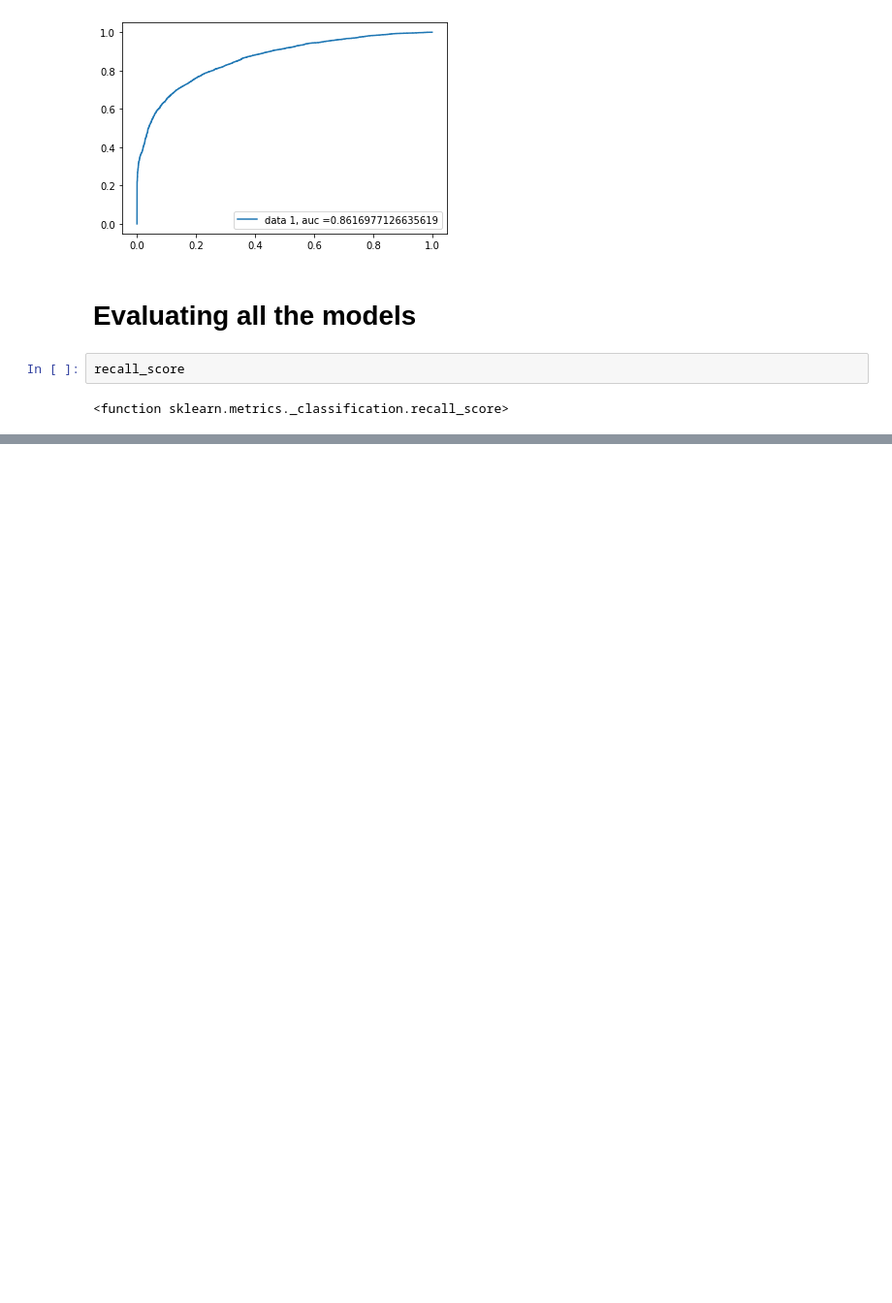
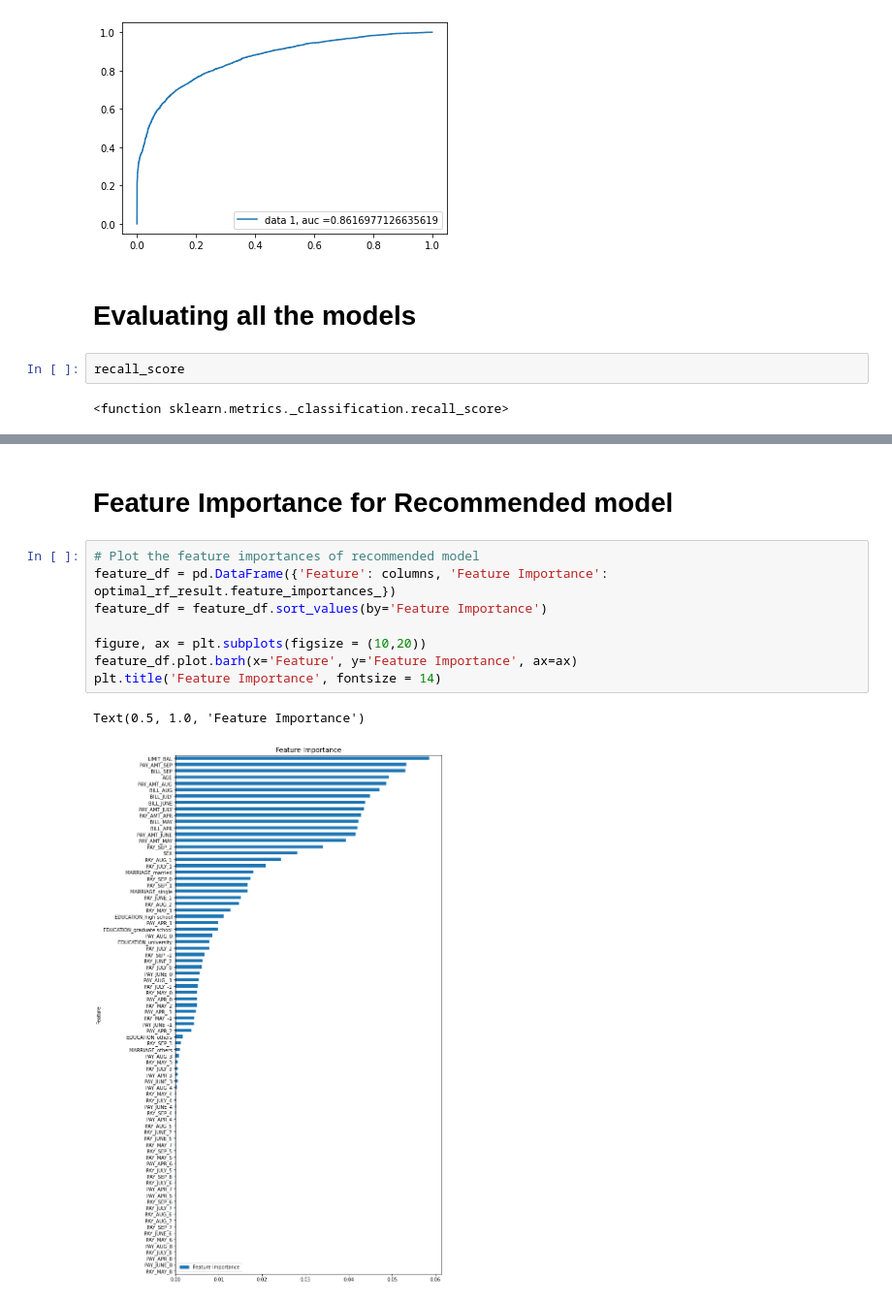
Before and after one commit to mmishra1092/Credit-Card-Default-Prediction, a Jupyter notebook: MAYANK_MISHRA_Credit_Card_Default_Prediction_Capstone_Project.ipynb, the cells around one changed output, grey strips where cells are left out. Shown at 97% size. Saved outputs shown, nothing was run; the diff lists cells and outputs as text; blank space fills up the shorter version.

```diff
--- a/MAYANK_MISHRA_Credit_Card_Default_Prediction_Capstone_Project.ipynb
+++ b/MAYANK_MISHRA_Credit_Card_Default_Prediction_Capstone_Project.ipynb
@@ -1443,0 +1527,13 @@ pd.DataFrame({'Classifier':classifiers, 'Train Accuracy':overall_train_accuracy,
+# %% [markdown]
+# **Feature Importance for Recommended model**
+# %%
+# Plot the feature importances of recommended model
+feature_df = pd.DataFrame({'Feature': columns, 'Feature Importance': optimal_rf_result.feature_importances_})
+feature_df = feature_df.sort_values(by='Feature Importance')
+
+figure, ax = plt.subplots(figsize = (10,20))
+feature_df.plot.barh(x='Feature', y='Feature Importance', ax=ax)
+plt.title('Feature Importance', fontsize = 14)
+# %% [output]
+Text(0.5, 1.0, 'Feature Importance')
+[figure, added]
```
Also changed, not shown: parts of 10 cells of this notebook.
